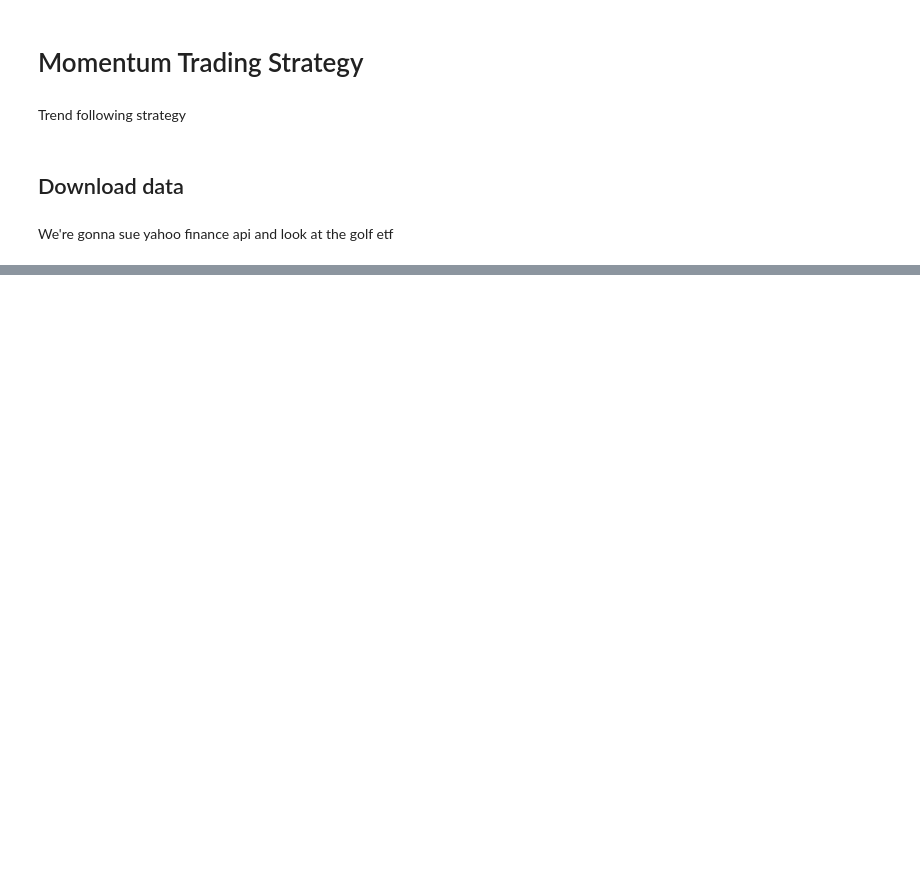
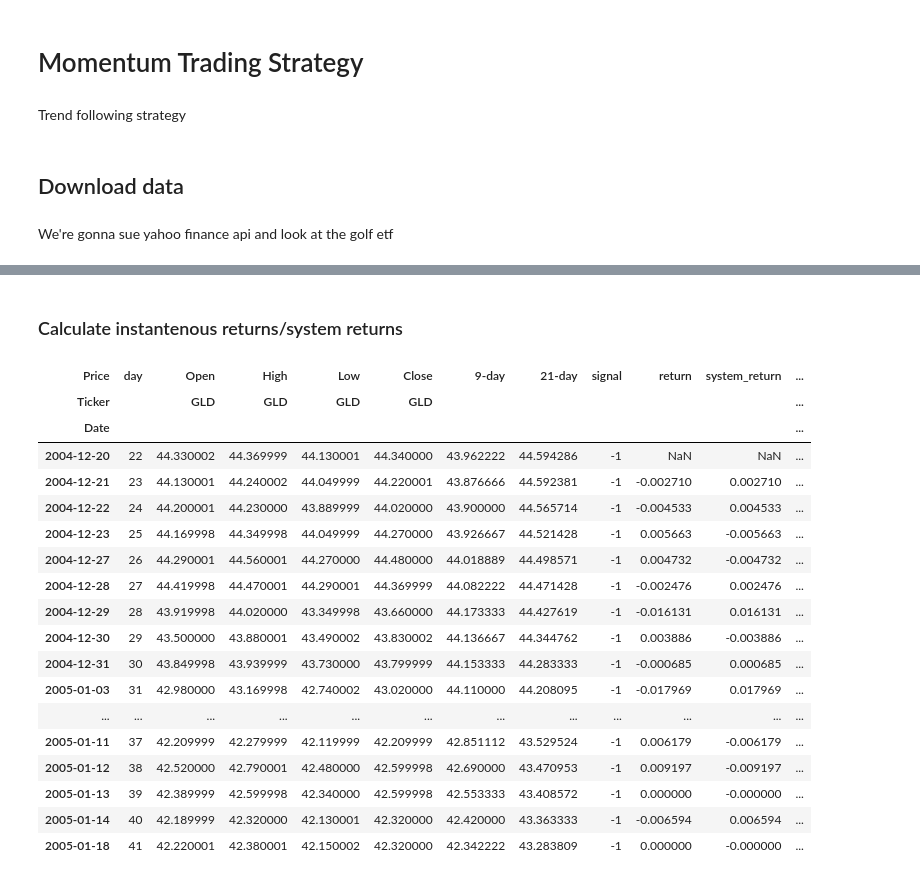
Before and after one commit to Jimngn/momentum_strat, a Jupyter notebook: Momentum_Strat.ipynb, the cells around one changed output, grey strips where cells are left out. Drawn from its saved outputs; the diff is of its cells as text; code cells hidden in the pictures; blank space fills up the shorter version.

```diff
--- a/Momentum_Strat.ipynb
+++ b/Momentum_Strat.ipynb
@@ -29,0 +88,27 @@ gld.head()
+# %% [markdown]
+### Calculate instantenous returns/system returns
+# %%
+gld['return'] = np.log(gld['Close']).diff()
+gld['system_return'] = gld['signal'] * gld['return']
+gld['entry'] = gld.signal.diff()
+gld.head(20)
+# %% [output]
+| Price | day | Open | High | Low | Close | 9-day | 21-day | signal | return | system_return | ... |
+| Ticker |  | GLD | GLD | GLD | GLD |  |  |  |  |  | ... |
+| Date |  |  |  |  |  |  |  |  |  |  | ... |
+| 2004-12-20 | 22 | 44.330002 | 44.369999 | 44.130001 | 44.340000 | 43.962222 | 44.594286 | -1 | NaN | NaN | ... |
+| 2004-12-21 | 23 | 44.130001 | 44.240002 | 44.049999 | 44.220001 | 43.876666 | 44.592381 | -1 | -0.002710 | 0.002710 | ... |
+| 2004-12-22 | 24 | 44.200001 | 44.230000 | 43.889999 | 44.020000 | 43.900000 | 44.565714 | -1 | -0.004533 | 0.004533 | ... |
+| 2004-12-23 | 25 | 44.169998 | 44.349998 | 44.049999 | 44.270000 | 43.926667 | 44.521428 | -1 | 0.005663 | -0.005663 | ... |
+| 2004-12-27 | 26 | 44.290001 | 44.560001 | 44.270000 | 44.480000 | 44.018889 | 44.498571 | -1 | 0.004732 | -0.004732 | ... |
+| 2004-12-28 | 27 | 44.419998 | 44.470001 | 44.290001 | 44.369999 | 44.082222 | 44.471428 | -1 | -0.002476 | 0.002476 | ... |
+| 2004-12-29 | 28 | 43.919998 | 44.020000 | 43.349998 | 43.660000 | 44.173333 | 44.427619 | -1 | -0.016131 | 0.016131 | ... |
+| 2004-12-30 | 29 | 43.500000 | 43.880001 | 43.490002 | 43.830002 | 44.136667 | 44.344762 | -1 | 0.003886 | -0.003886 | ... |
+| 2004-12-31 | 30 | 43.849998 | 43.939999 | 43.730000 | 43.799999 | 44.153333 | 44.283333 | -1 | -0.000685 | 0.000685 | ... |
+| 2005-01-03 | 31 | 42.980000 | 43.169998 | 42.740002 | 43.020000 | 44.110000 | 44.208095 | -1 | -0.017969 | 0.017969 | ... |
+| ... | ... | ... | ... | ... | ... | ... | ... | ... | ... | ... | ... |
+| 2005-01-11 | 37 | 42.209999 | 42.279999 | 42.119999 | 42.209999 | 42.851112 | 43.529524 | -1 | 0.006179 | -0.006179 | ... |
+| 2005-01-12 | 38 | 42.520000 | 42.790001 | 42.480000 | 42.599998 | 42.690000 | 43.470953 | -1 | 0.009197 | -0.009197 | ... |
+| 2005-01-13 | 39 | 42.389999 | 42.599998 | 42.340000 | 42.599998 | 42.553333 | 43.408572 | -1 | 0.000000 | -0.000000 | ... |
+| 2005-01-14 | 40 | 42.189999 | 42.320000 | 42.130001 | 42.320000 | 42.420000 | 43.363333 | -1 | -0.006594 | 0.006594 | ... |
+| 2005-01-18 | 41 | 42.220001 | 42.380001 | 42.150002 | 42.320000 | 42.342222 | 43.283809 | -1 | 0.000000 | -0.000000 | ... |
```
Also changed, not shown: parts of 13 cells of this notebook.
